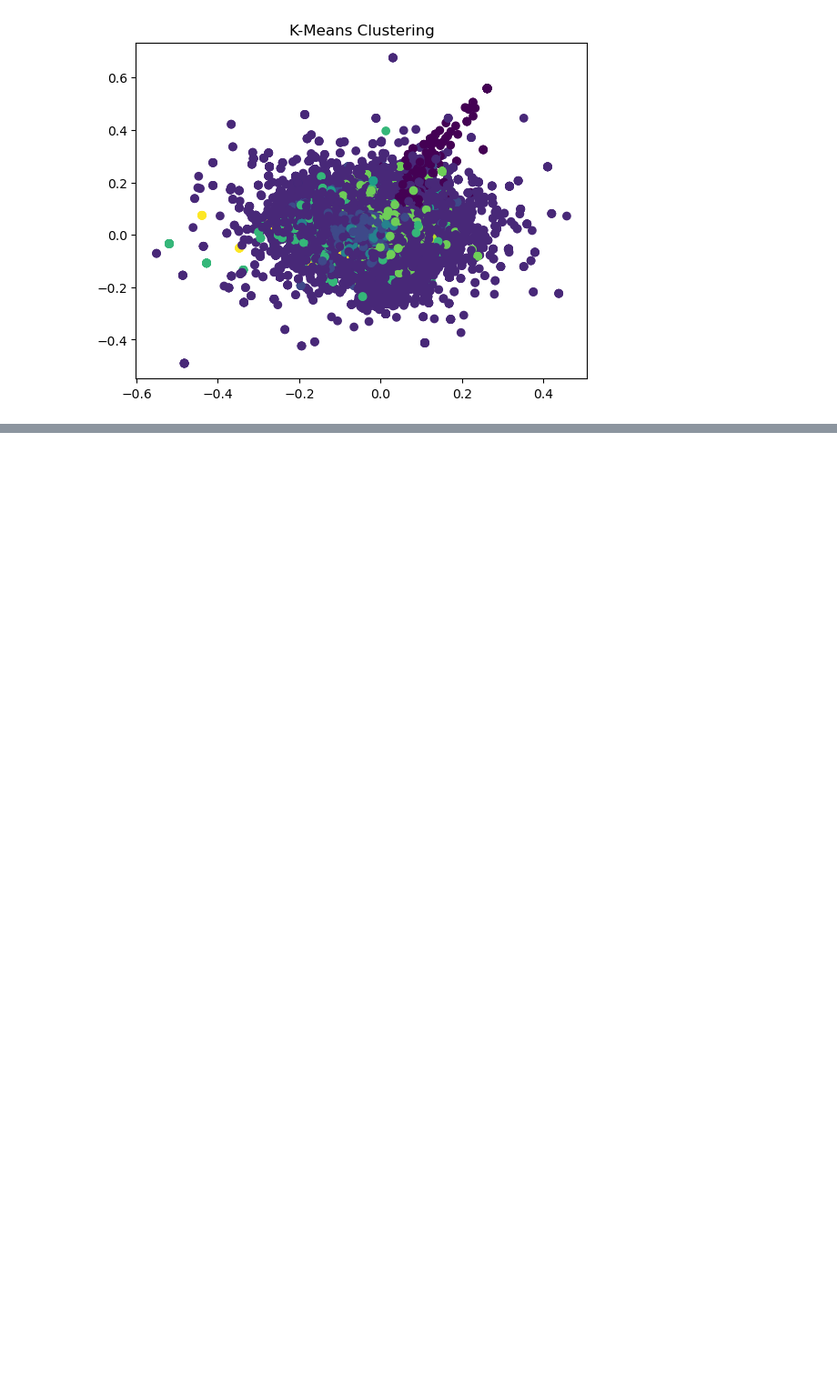
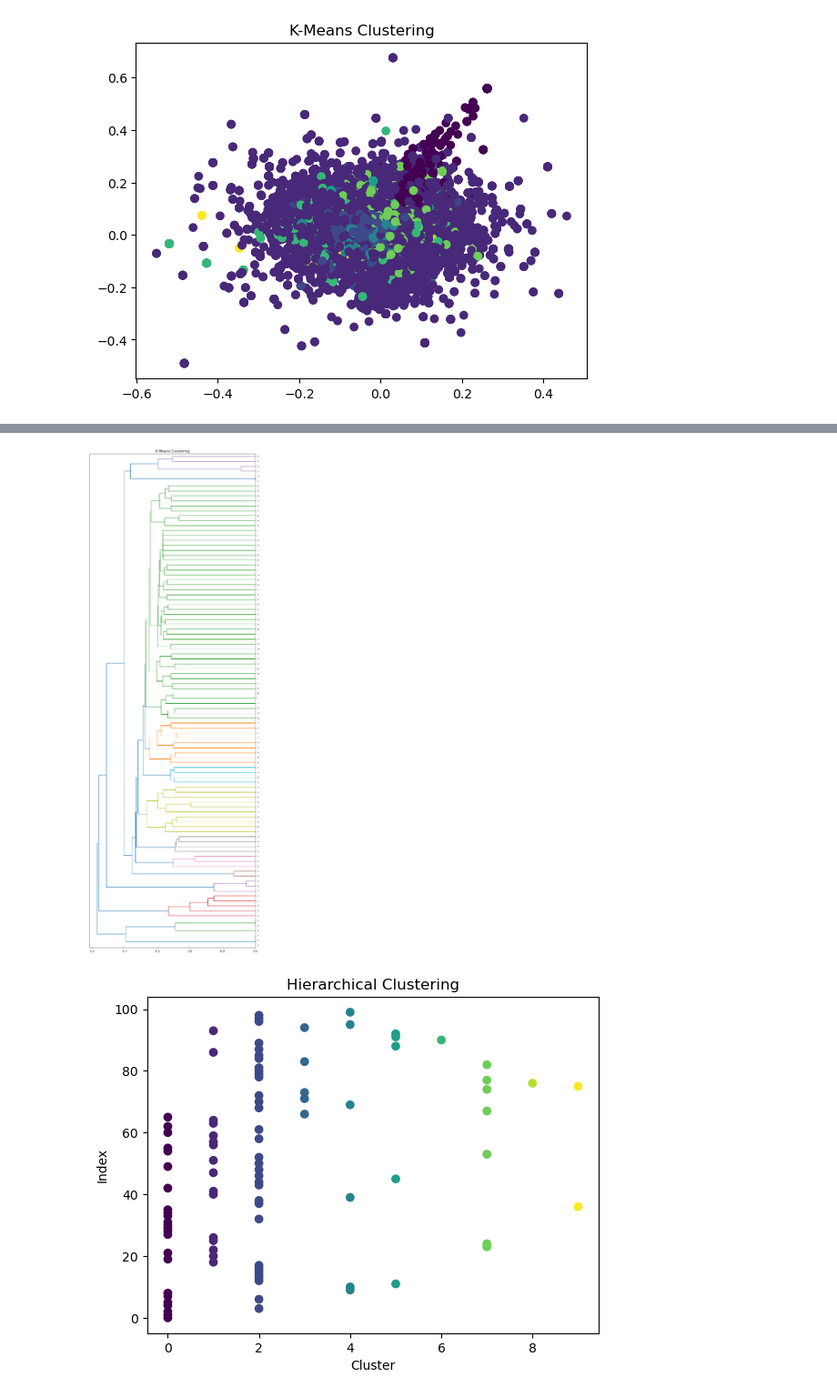
Before and after one commit to ragibglv/YZV311E_Data_Mining_Project, a Jupyter notebook: clustering.ipynb, the cells around one changed output, grey strips where cells are left out. Shown at 91% size. Drawn from its saved outputs; the diff is of its cells as text; code cells hidden in the pictures; blank space fills up the shorter version.

Commit message:
update on clustering (final)

```diff
--- a/clustering.ipynb
+++ b/clustering.ipynb
@@ -165,0 +184,27 @@ plt.show()
+# %%
+nrows = 100 # to get rid of the memory error
+df2 = pd.read_csv("seperate.csv", nrows=nrows)
+
+df2['cleaned_text'] = df2['text'].apply(clean_text)
+df2['cleaned_text'] = df2['cleaned_text'].apply(lowercase_text)
+df2['cleaned_text'] = df2['cleaned_text'].apply(remove_stopwords)
+
+# Vectorize your text data using TF-IDF
+vectorizer2 = TfidfVectorizer()
+tfidf_matrix2 = vectorizer2.fit_transform(df2['cleaned_text'])
+
+# K-Means Clustering
+kmeans2 = KMeans(n_clusters=10, random_state=42)
+df2['kmeans_cluster'] = kmeans2.fit_predict(tfidf_matrix2)
+
+# Convert sparse matrix to dense array
+dense_tfidf_matrix2 = tfidf_matrix2.toarray()
+
+# Hierarchical Clustering
+agglomerative = AgglomerativeClustering(n_clusters=10, affinity='cosine', linkage='complete')
+df2['agglomerative_cluster'] = agglomerative.fit_predict(dense_tfidf_matrix2)
+
+# Dendrogram for hierarchical clustering with word labels
+plt.figure(figsize=(10, 30))
+dendrogram = sch.dendrogram(sch.linkage(dense_tfidf_matrix2, method='ward'), orientation='left', labels=df2['cleaned_text'].tolist())
+plt.show()
@@ -165,0 +213,18 @@ plt.show()
+# %%
+# above is the text version but we will represent it in terms of number for the simplicity of the understanding the correlation
+
+# Dendrogram for hierarchical clustering
+plt.figure(figsize=(10, 30))  # Adjust the size as needed
+dendrogram = sch.dendrogram(sch.linkage(dense_tfidf_matrix2, method='ward'), orientation='left')
+plt.title('K-Means Clustering')
+plt.show()
+
+# Plot Hierarchical Clustering
+plt.scatter(df2['agglomerative_cluster'], range(len(df2)), c=df2['agglomerative_cluster'], cmap='viridis')
+plt.title('Hierarchical Clustering')
+plt.xlabel('Cluster')
+plt.ylabel('Index')
+plt.show()
+# %% [output]
+[figure, added]
+[figure, added]
```
Also changed, not shown: parts of 11 cells of this notebook.
